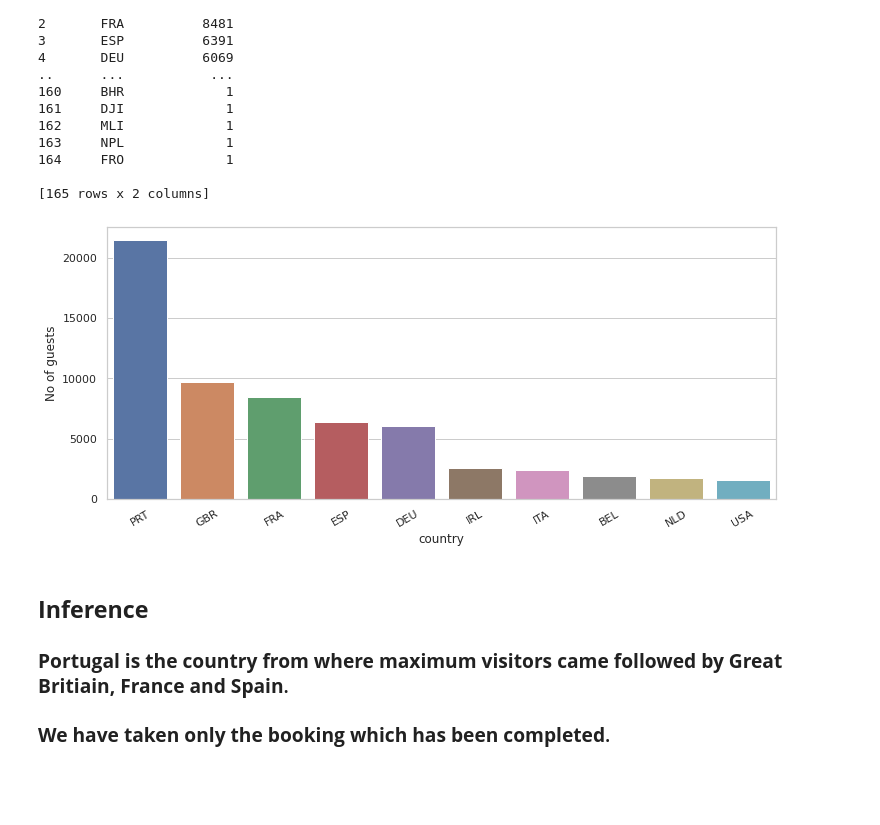
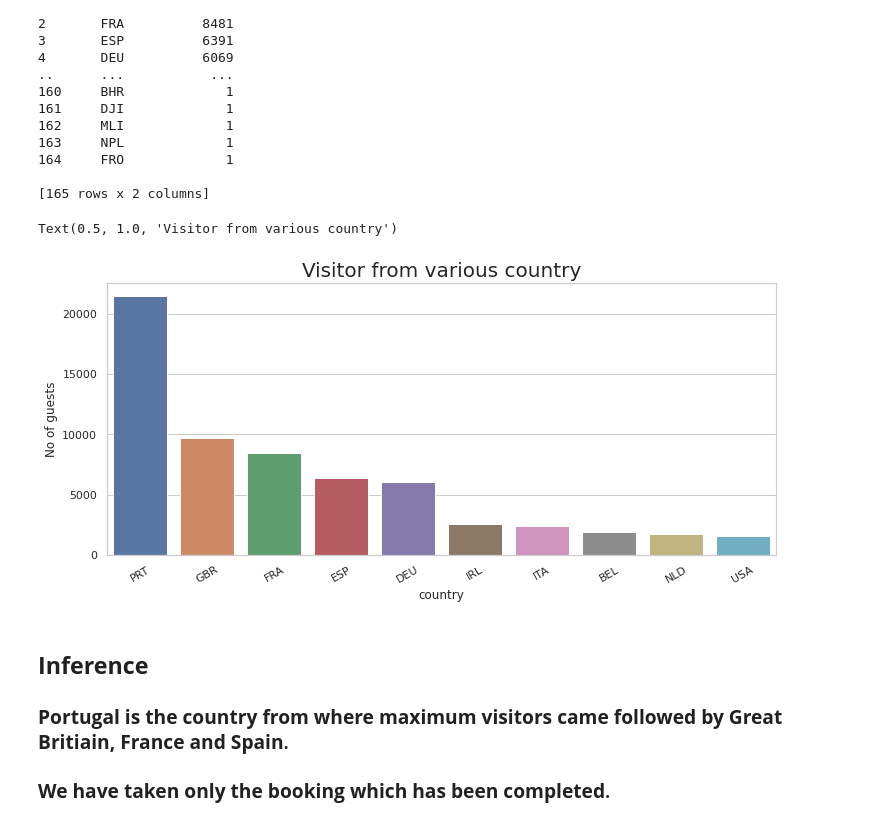
Before and after one commit to Jitesh-333/Capstone_Project, a Jupyter notebook: Hotel_Booking_Analysis_Capstone_Project.ipynb, the cells around one changed output. Saved outputs shown, nothing was run; the diff lists cells and outputs as text; code cells hidden in the pictures; blank space fills up the shorter version.

```diff
--- a/Hotel_Booking_Analysis_Capstone_Project.ipynb
+++ b/Hotel_Booking_Analysis_Capstone_Project.ipynb
@@ -331,12 +331,14 @@ print(visitorFromCountry)
 # %%
 a = visitorFromCountry.head(10)
 plt.figure(figsize=(12,5))
 sns.set_theme(style = "whitegrid")
 tips =sns.load_dataset("tips")
-ax = sns.barplot(x = "country",y = "No of guests",data = a)
+ax = sns.barplot(x = "country",y = "No of guests", data =a  )
 p = plt.xticks(rotation=30)
+plt.title("Visitor from various country",fontsize = 20)
 # %% [output]
+Text(0.5, 1.0, 'Visitor from various country')
-[figure, old version]
+[figure, new version]
 # %% [markdown]
 ## **Inference**
 
```
Also changed, not shown: parts of 2 cells of this notebook.
